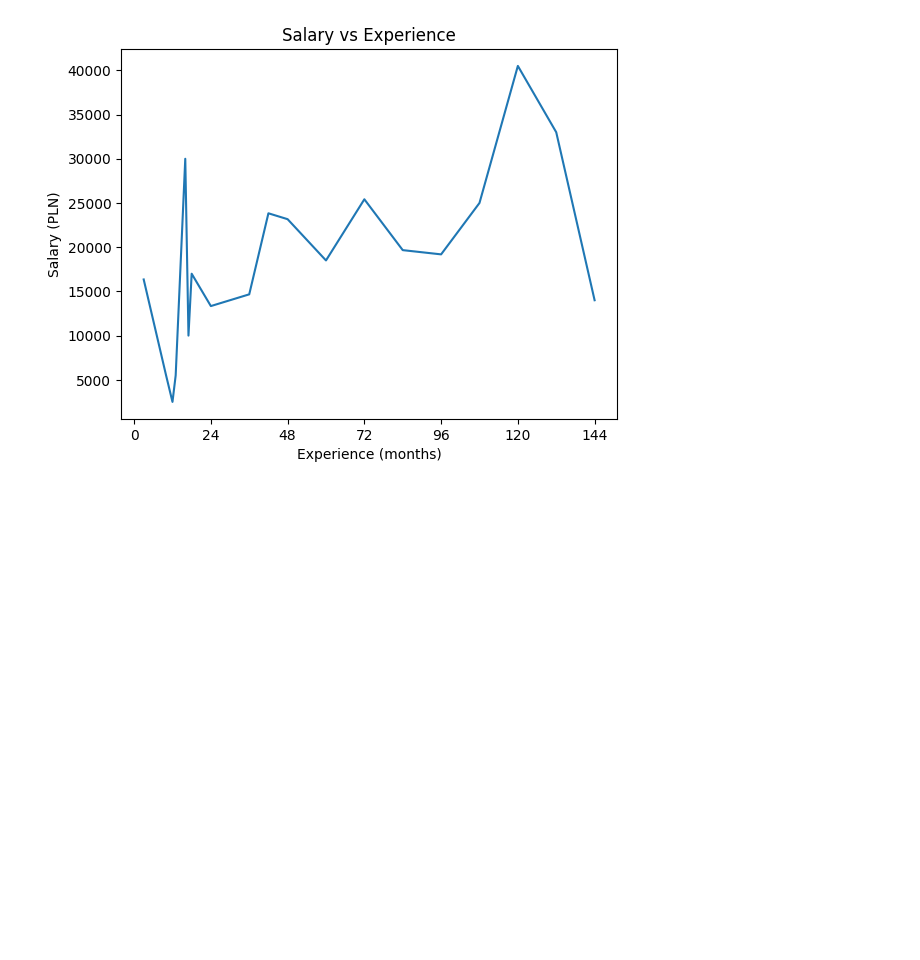
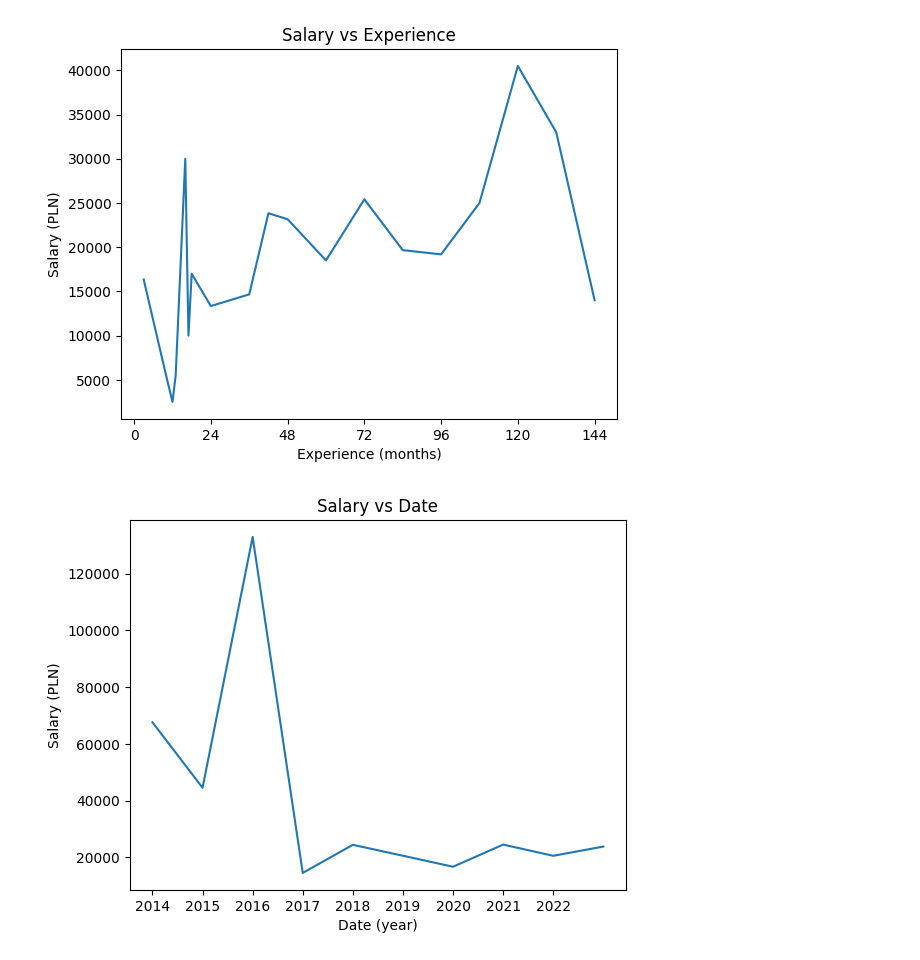
Before and after one commit to tjwnuk/salaries, a Jupyter notebook: notebooks/charts.ipynb, the cells around one changed output. Drawn from its saved outputs; the diff is of its cells as text; code cells hidden in the pictures; blank space fills up the shorter version.

Commit message:
second chart

```diff
--- a/notebooks/charts.ipynb
+++ b/notebooks/charts.ipynb
@@ -65,3 +59,28 @@ plt.ylabel('Salary (PLN)')
 plt.show()
 # %% [output]
 [figure]
+# %%
+
+# make a copy
+
+df2 = df.copy()
+
+df2 = df.loc[df['period'] == 'monthly'].copy()
+
+df2['date'] = pd.to_datetime(df2['date'])
+yearly_means = df2.groupby(df2['date'].dt.year)['salary'].mean()
+
+# yearly mean plot
+
+xticks = list(range(2014, 2023, 1))
+
+plt.xticks(xticks)
+plt.plot(yearly_mean.index, yearly_mean.values)
+
+plt.title('Salary vs Date')
+plt.xlabel('Date (year)')
+plt.ylabel('Salary (PLN)')
+
+plt.show()
+# %% [output]
+[figure, added]
```
Also changed, not shown: parts of 1 cell of this notebook.
